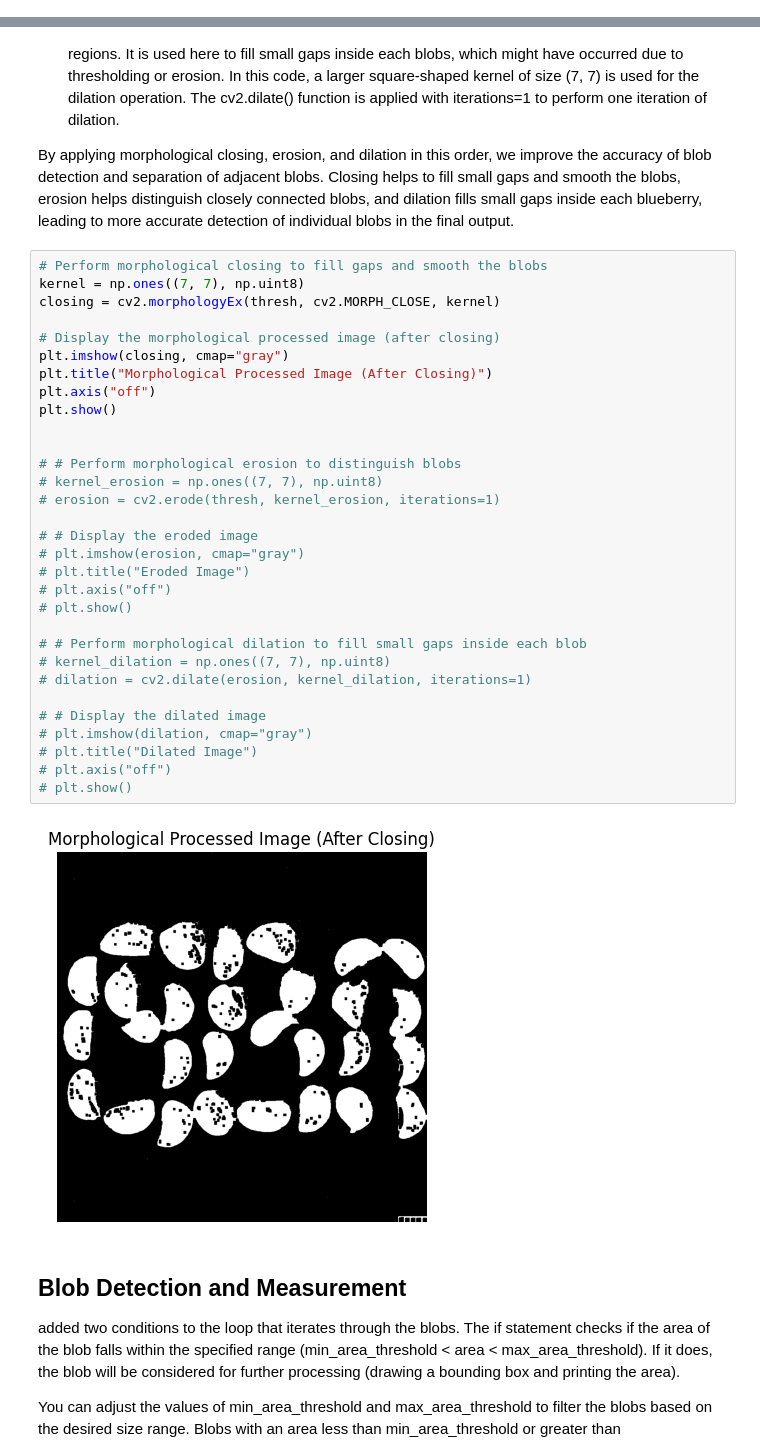
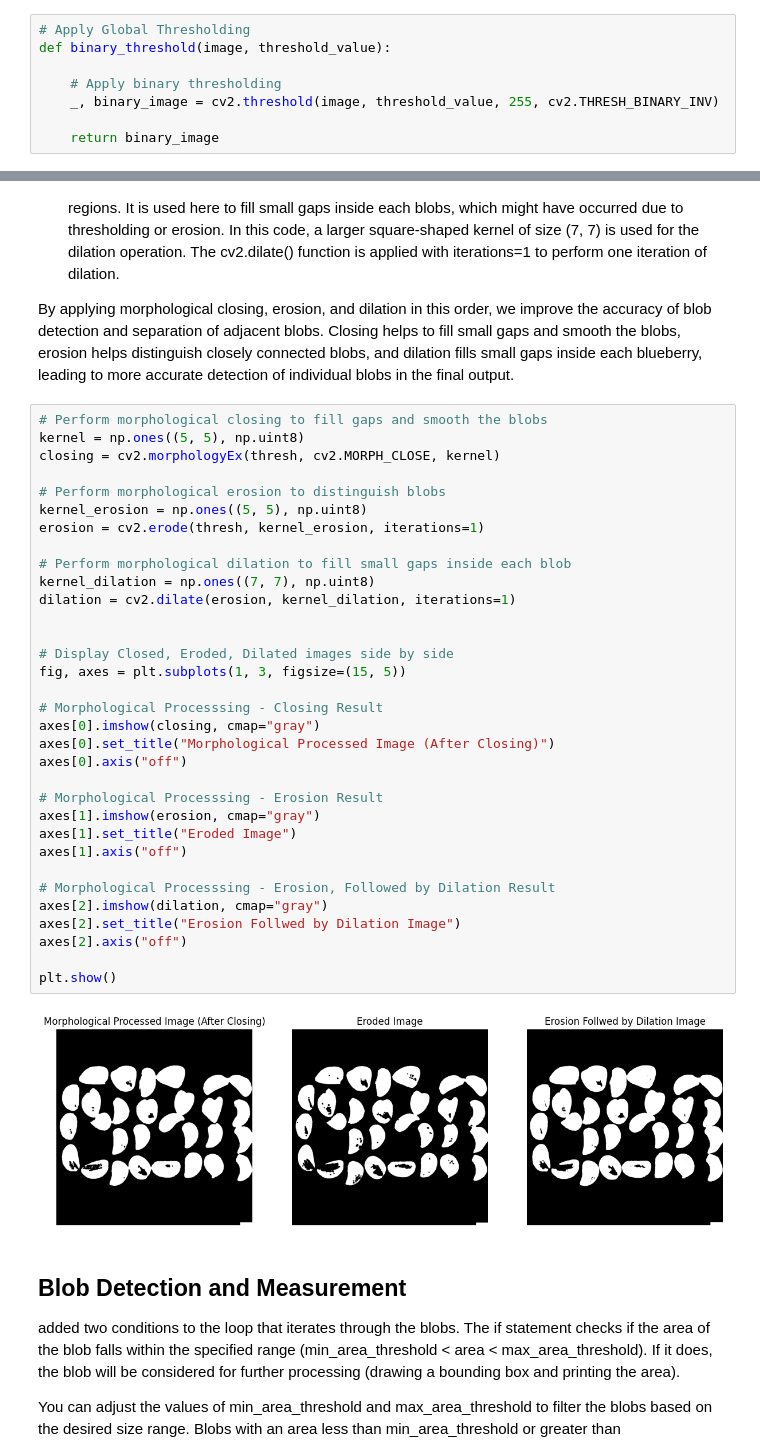
Before and after one commit to dev-nanthan/blob-detection, a Jupyter notebook: project-G42.ipynb, the cells around one changed output, grey strips where cells are left out. Drawn from its saved outputs; the diff is of its cells as text.

Commit message:
updated Thresholding and Morphological processing parts

```diff
--- a/project-G42.ipynb
+++ b/project-G42.ipynb
@@ -68,0 +60,8 @@ plt.show()
+# %%
+# Apply Global Thresholding
+def binary_threshold(image, threshold_value):
+
+    # Apply binary thresholding
+    _, binary_image = cv2.threshold(image, threshold_value, 255, cv2.THRESH_BINARY_INV)
+
+    return binary_image
@@ -80,37 +119,39 @@ https://docs.opencv.org/4.x/d9/d61/tutorial_py_morphological_ops.html
 By applying morphological closing, erosion, and dilation in this order, we improve the accuracy of blob detection and separation of adjacent blobs. Closing helps to fill small gaps and smooth the blobs, erosion helps distinguish closely connected blobs, and dilation fills small gaps inside each blueberry, leading to more accurate detection of individual blobs in the final output.
 # %%
 # Perform morphological closing to fill gaps and smooth the blobs
-kernel = np.ones((7, 7), np.uint8)
+kernel = np.ones((5, 5), np.uint8)
 closing = cv2.morphologyEx(thresh, cv2.MORPH_CLOSE, kernel)
 
-# Display the morphological processed image (after closing)
-plt.imshow(closing, cmap="gray")
-plt.title("Morphological Processed Image (After Closing)")
-plt.axis("off")
-plt.show()
+# Perform morphological erosion to distinguish blobs
+kernel_erosion = np.ones((5, 5), np.uint8)
+erosion = cv2.erode(thresh, kernel_erosion, iterations=1)
+
+# Perform morphological dilation to fill small gaps inside each blob
+kernel_dilation = np.ones((7, 7), np.uint8)
+dilation = cv2.dilate(erosion, kernel_dilation, iterations=1)
 
 
-# # Perform morphological erosion to distinguish blobs
-# kernel_erosion = np.ones((7, 7), np.uint8)
-# erosion = cv2.erode(thresh, kernel_erosion, iterations=1)
+# Display Closed, Eroded, Dilated images side by side
+fig, axes = plt.subplots(1, 3, figsize=(15, 5))
 
-# # Display the eroded image
-# plt.imshow(erosion, cmap="gray")
-# plt.title("Eroded Image")
-# plt.axis("off")
-# plt.show()
+# Morphological Processsing - Closing Result
+axes[0].imshow(closing, cmap="gray")
+axes[0].set_title("Morphological Processed Image (After Closing)")
+axes[0].axis("off")
 
-# # Perform morphological dilation to fill small gaps inside each blob
-# kernel_dilation = np.ones((7, 7), np.uint8)
-# dilation = cv2.dilate(erosion, kernel_dilation, iterations=1)
+# Morphological Processsing - Erosion Result
+axes[1].imshow(erosion, cmap="gray")
+axes[1].set_title("Eroded Image")
+axes[1].axis("off")
 
-# # Display the dilated image
-# plt.imshow(dilation, cmap="gray")
-# plt.title("Dilated Image")
-# plt.axis("off")
-# plt.show()
+# Morphological Processsing - Erosion, Followed by Dilation Result
+axes[2].imshow(dilation, cmap="gray")
+axes[2].set_title("Erosion Follwed by Dilation Image")
+axes[2].axis("off")
+
+plt.show()
 # %% [output]
-[figure, old version]
+[figure, new version]
 # %% [markdown]
 ## Blob Detection and Measurement
 
```
Also changed, not shown: parts of 5 cells of this notebook.
